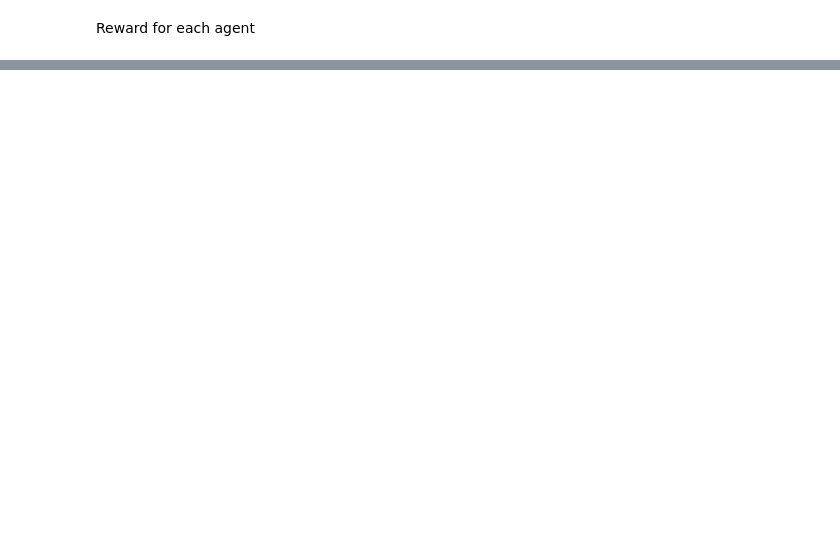
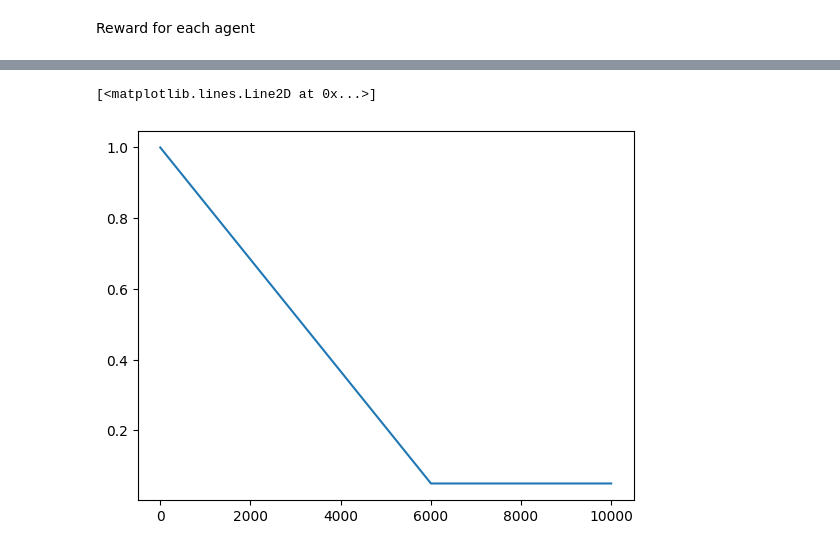
Before and after one commit to AlvaroSolana/DQN_RAT_Selection, a Jupyter notebook: RAT_training.ipynb, the cells around one changed output, grey strips where cells are left out. Drawn from its saved outputs; the diff is of its cells as text; code cells hidden in the pictures; blank space fills up the shorter version.

```diff
--- a/RAT_training.ipynb
+++ b/RAT_training.ipynb
@@ -41,9 +36,9 @@ start = time.time()
 
 str_dt = date.today().strftime("%d%m%Y")
 nash_agent, loss_data, last_rats, episode_rewards, best_actions,eps_list= \
-    run_Nash_Agent(rat_env, n_steps=100, nash_agent=None, n_episodes=4000,#4000
-                    exploration_fraction = 0.8,AN_file_name="Action_Net",
-                    VN_file_name="Value_Net",rv_min=1, rv_max=10,
+    run_Nash_Agent(rat_env, max_steps=100, nash_agent=None, sim_steps=10000,
+                    exploration_fraction = 0.6, buffer_size=1000,AN_file_name="Action_Net",
+                    VN_file_name="Value_Net",rv_min=.01, rv_max=2.5,
                     path='/pt_files/Nash_DQN/',early_stop=False, early_lim=1000)
 
 print("Total time taken: ")
@@ -185,0 +190,5 @@ plt.close()
+# %%
+plt.plot(eps_list)
+# %% [output]
+[<matplotlib.lines.Line2D at 0x...>]
+[figure, added]
```
Also changed, not shown: parts of 10 cells of this notebook, 7 other files.
